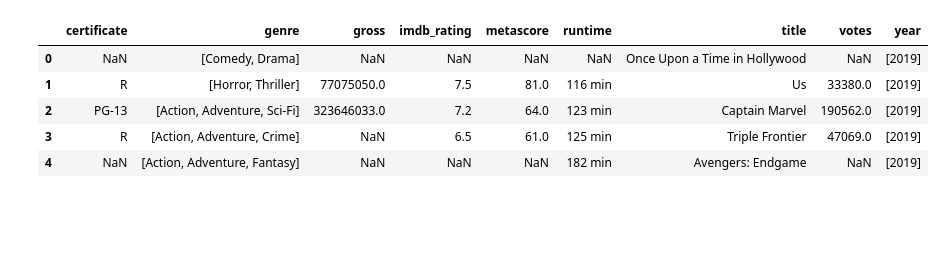
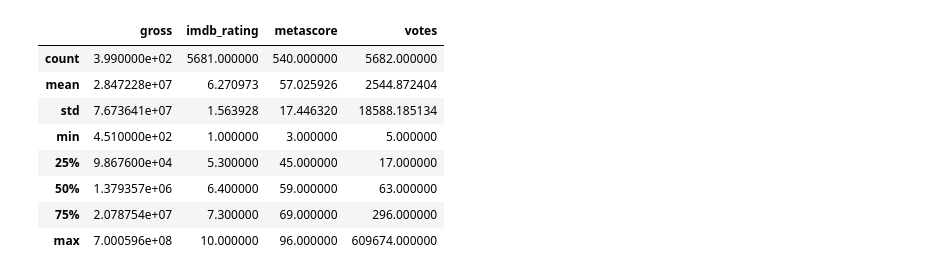
Before and after one commit to MsJacksonIYN/movies_mod1, a Jupyter notebook: IMDb_Test.ipynb, the cells around one changed output. Drawn from its saved outputs; the diff is of its cells as text; code cells hidden in the pictures; blank space fills up the shorter version.

```diff
--- a/IMDb_Test.ipynb
+++ b/IMDb_Test.ipynb
@@ -20,6 +20,7 @@ def parse_movie(m_content):
     m_header = m_content.find('h3', class_ = 'lister-item-header')
     if m_header.find('a'):
         m['title'] = m_header.find('a').get_text()
+        m['id'] = m_header.find('a')['href'].split('/')[2]
     if m_header.find('span', class_ = 'lister-item-year'):
         m['year'] = m_header.find('span', class_ = 'lister-item-year').get_text()
         if m['year']:
@@ -57,9 +58,9 @@ import time
 all_2018_movies = []
 for i in list(range(1,10000,50)):
     m_content = get_m_content(2018, i)
-    time.sleep(5)
+    time.sleep(3)
 
     for movie in m_content:
-        all_movies.append(parse_movie(movie))
+        all_2018_movies.append(parse_movie(movie))
 
 all_2018_movies
@@ -99,14 +155,17 @@ print(len(all_2019_movies))
 # %%
 import pandas as pd
 
 df_2018 = pd.DataFrame(all_2018_movies)
 df_2018.to_csv('imdb_2018.csv')
-df_2018.head()
+df_2018.describe()
 # %% [output]
-|  | certificate | genre | gross | imdb_rating | metascore | runtime | title | votes | year |
-| 0 | NaN | [Comedy, Drama] | NaN | NaN | NaN | NaN | Once Upon a Time in Hollywood | NaN | [2019] |
-| 1 | R | [Horror, Thriller] | 77075050.0 | 7.5 | 81.0 | 116 min | Us | 33380.0 | [2019] |
-| 2 | PG-13 | [Action, Adventure, Sci-Fi] | 323646033.0 | 7.2 | 64.0 | 123 min | Captain Marvel | 190562.0 | [2019] |
-| 3 | R | [Action, Adventure, Crime] | NaN | 6.5 | 61.0 | 125 min | Triple Frontier | 47069.0 | [2019] |
-| 4 | NaN | [Action, Adventure, Fantasy] | NaN | NaN | NaN | 182 min | Avengers: Endgame | NaN | [2019] |
+|  | gross | imdb_rating | metascore | votes |
+| count | 3.990000e+02 | 5681.000000 | 540.000000 | 5682.000000 |
+| mean | 2.847228e+07 | 6.270973 | 57.025926 | 2544.872404 |
+| std | 7.673641e+07 | 1.563928 | 17.446320 | 18588.185134 |
+| min | 4.510000e+02 | 1.000000 | 3.000000 | 5.000000 |
+| 25% | 9.867600e+04 | 5.300000 | 45.000000 | 17.000000 |
+| 50% | 1.379357e+06 | 6.400000 | 59.000000 | 63.000000 |
+| 75% | 2.078754e+07 | 7.300000 | 69.000000 | 296.000000 |
+| max | 7.000596e+08 | 10.000000 | 96.000000 | 609674.000000 |
 # %%
```
Also changed, not shown: parts of 4 cells of this notebook, 4 other files.
